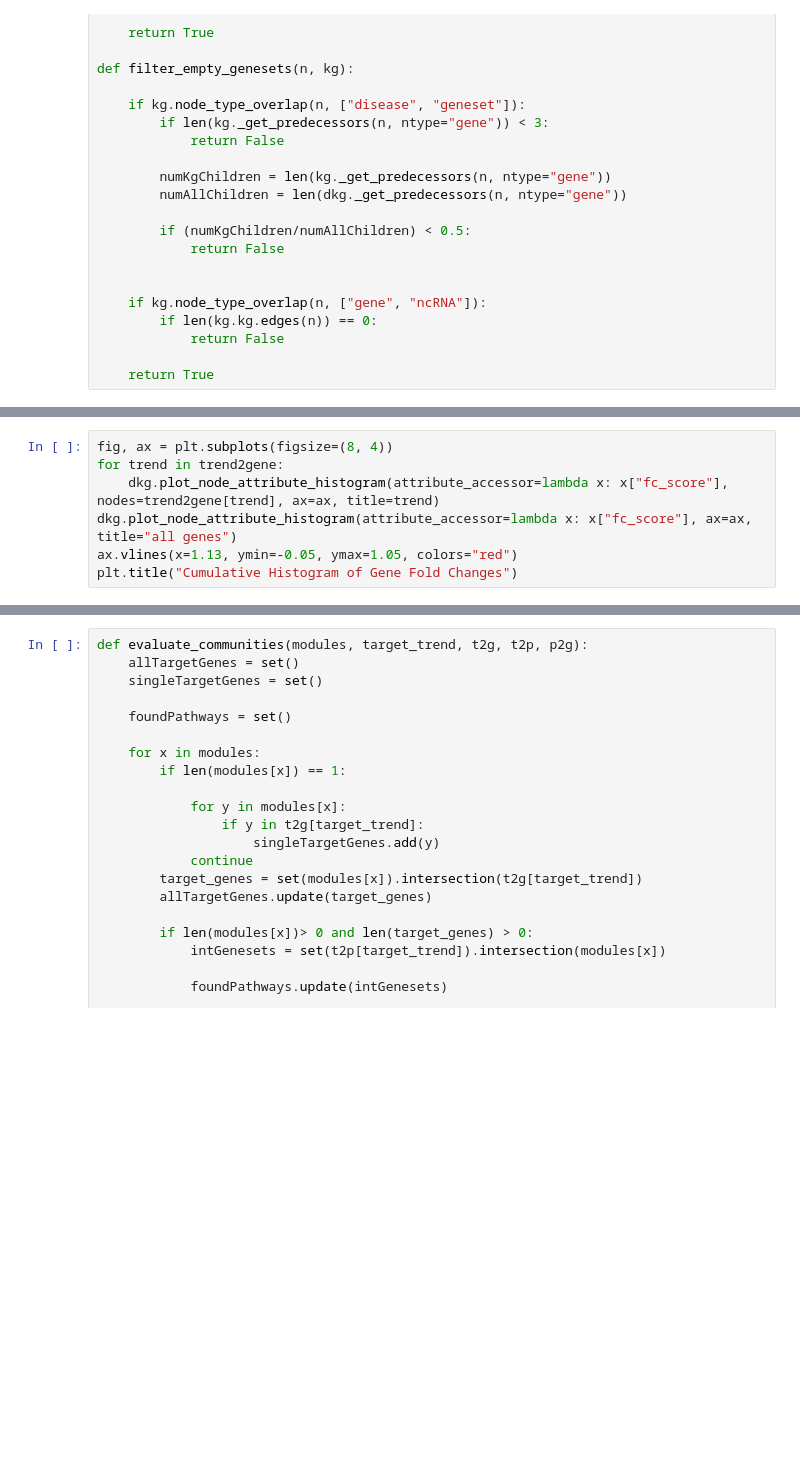
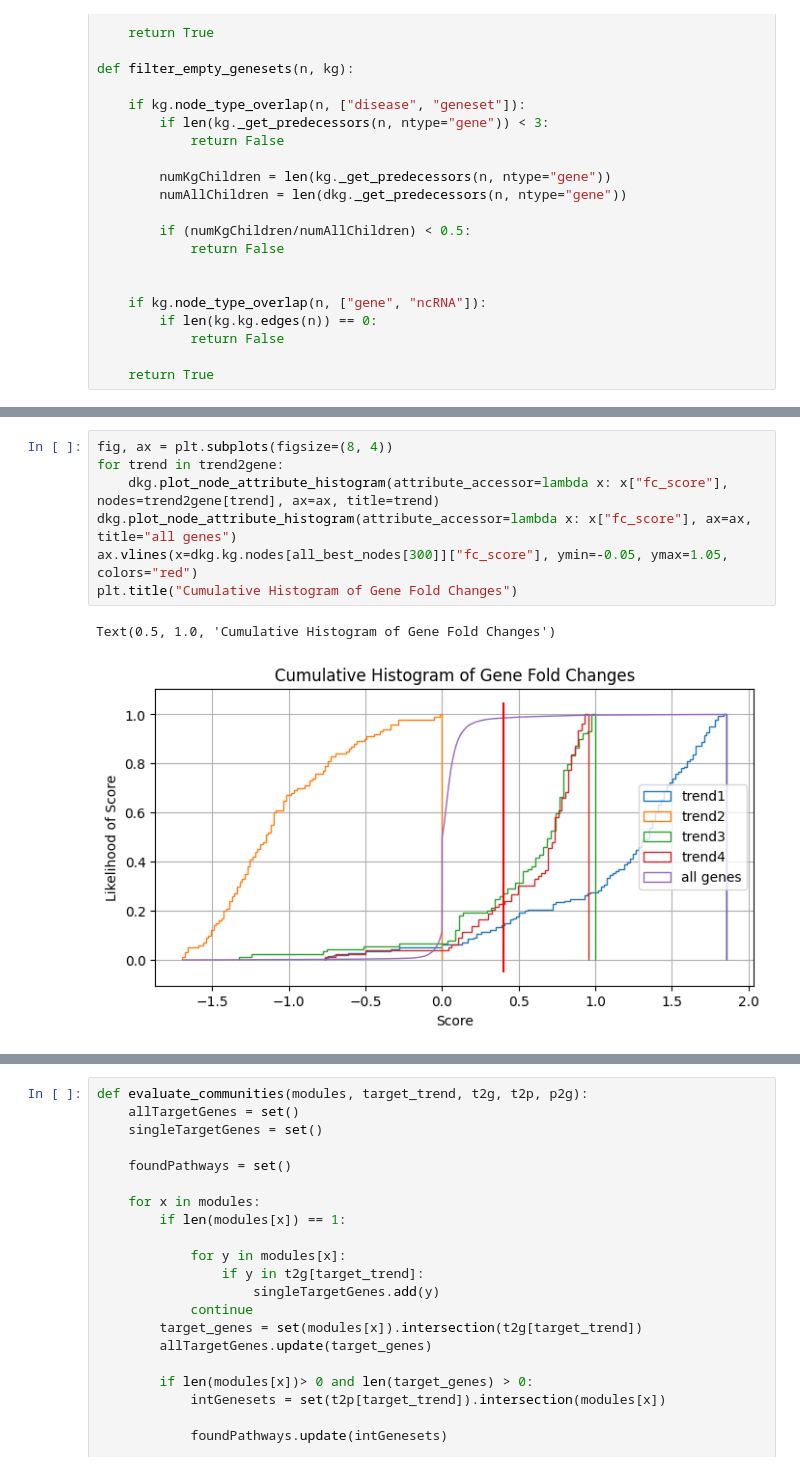
Before and after one commit to mjoppich/PICASO, a Jupyter notebook: simulated_data/kg_analysis_trend1.ipynb, the cells around one changed output, grey strips where cells are left out. Drawn from its saved outputs; the diff is of its cells as text; blank space fills up the shorter version.

```diff
--- a/simulated_data/kg_analysis_trend1.ipynb
+++ b/simulated_data/kg_analysis_trend1.ipynb
@@ -373,10 +483,13 @@ dkg.kg.nodes[all_best_nodes[300]]
 # %%
 fig, ax = plt.subplots(figsize=(8, 4))
 for trend in trend2gene:
     dkg.plot_node_attribute_histogram(attribute_accessor=lambda x: x["fc_score"], nodes=trend2gene[trend], ax=ax, title=trend)
 dkg.plot_node_attribute_histogram(attribute_accessor=lambda x: x["fc_score"], ax=ax, title="all genes")
-ax.vlines(x=1.13, ymin=-0.05, ymax=1.05, colors="red")
+ax.vlines(x=dkg.kg.nodes[all_best_nodes[300]]["fc_score"], ymin=-0.05, ymax=1.05, colors="red")
 plt.title("Cumulative Histogram of Gene Fold Changes")
+# %% [output]
+Text(0.5, 1.0, 'Cumulative Histogram of Gene Fold Changes')
+[figure, added]
 # %%
 fig, ax = plt.subplots(figsize=(8, 4))
 for trend in trend2gene:
```
Also changed, not shown: parts of 24 cells of this notebook, 7 other files.
